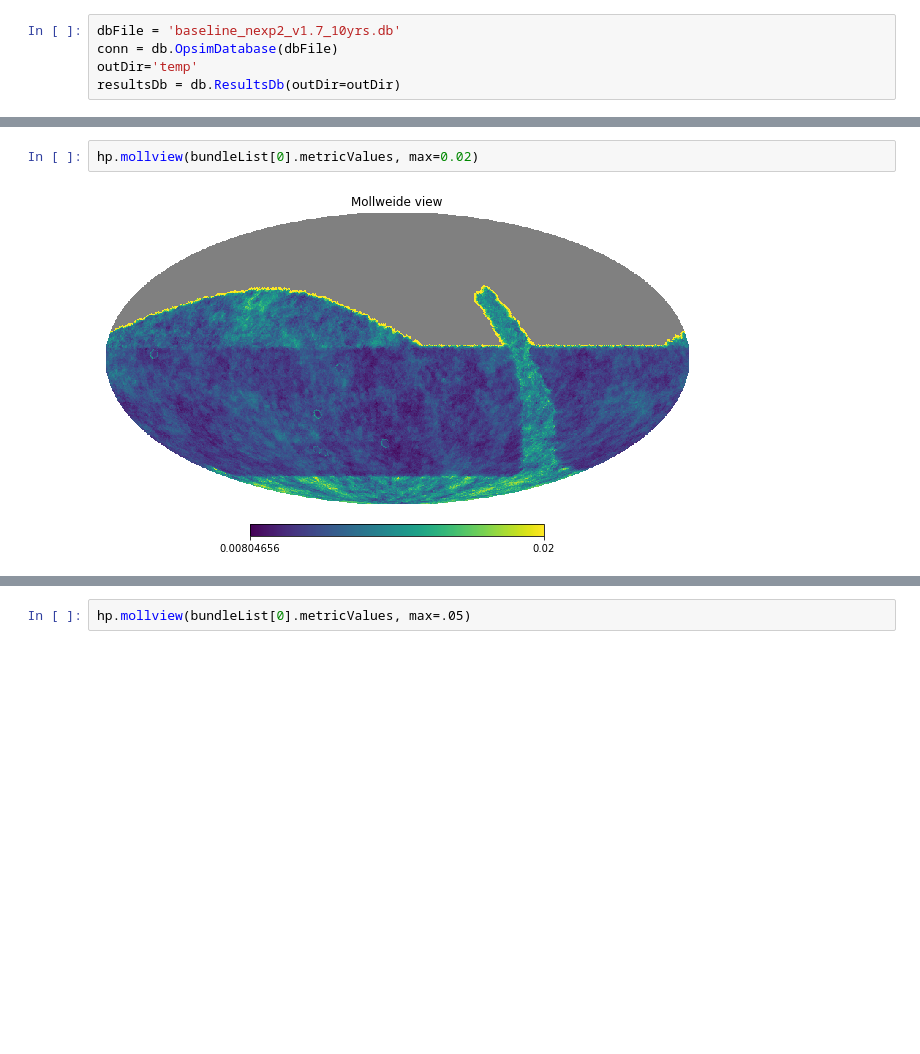
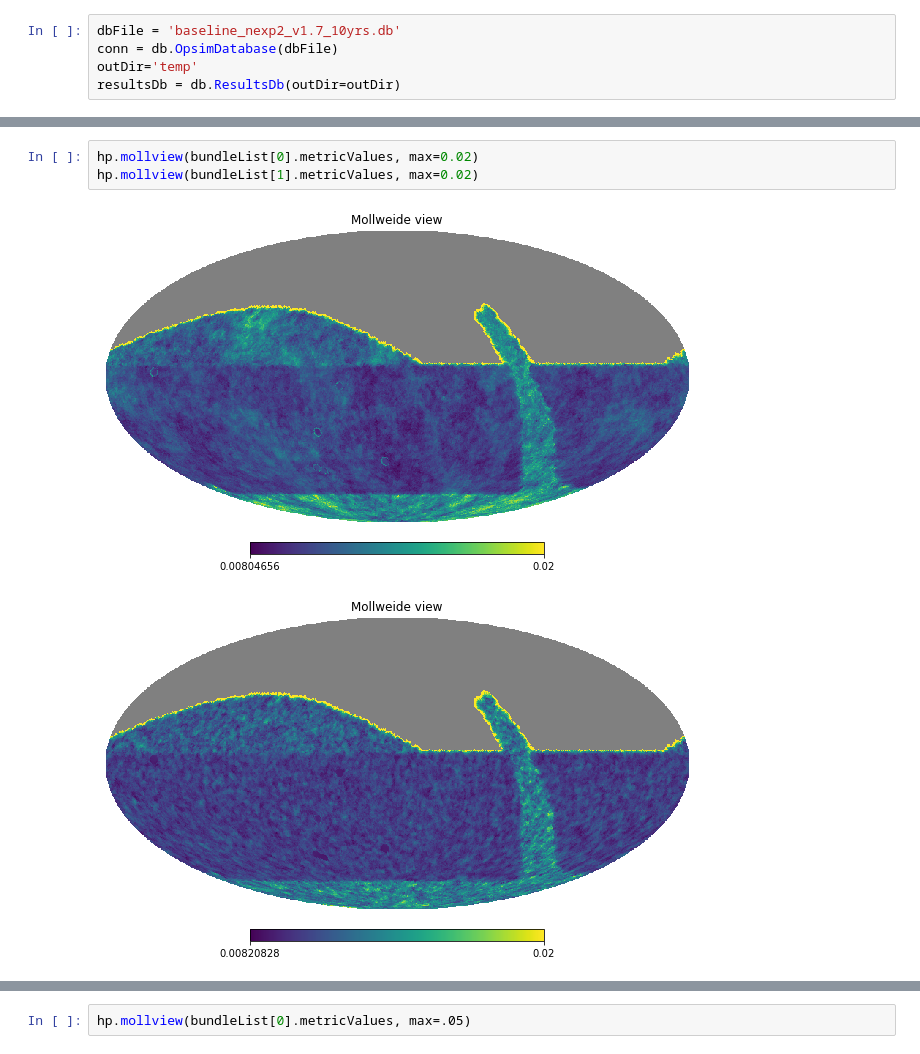
Before and after one commit to yoachim/21_Scratch, a Jupyter notebook: shape_metric/measure_shape_metric.ipynb, the cells around one changed output, grey strips where cells are left out. Saved outputs shown, nothing was run; the diff lists cells and outputs as text; blank space fills up the shorter version.

```diff
--- a/shape_metric/measure_shape_metric.ipynb
+++ b/shape_metric/measure_shape_metric.ipynb
@@ -296,7 +98,9 @@ Plotting complete.
 # %%
 hp.mollview(bundleList[0].metricValues, max=0.02)
+hp.mollview(bundleList[1].metricValues, max=0.02)
 # %% [output]
 [figure]
+[figure, added]
 # %%
 dbFile = 'spiders_v1.5_10yrs.db'
 conn = db.OpsimDatabase(dbFile)
```
Also changed, not shown: parts of 17 cells of this notebook, 1 other file.
